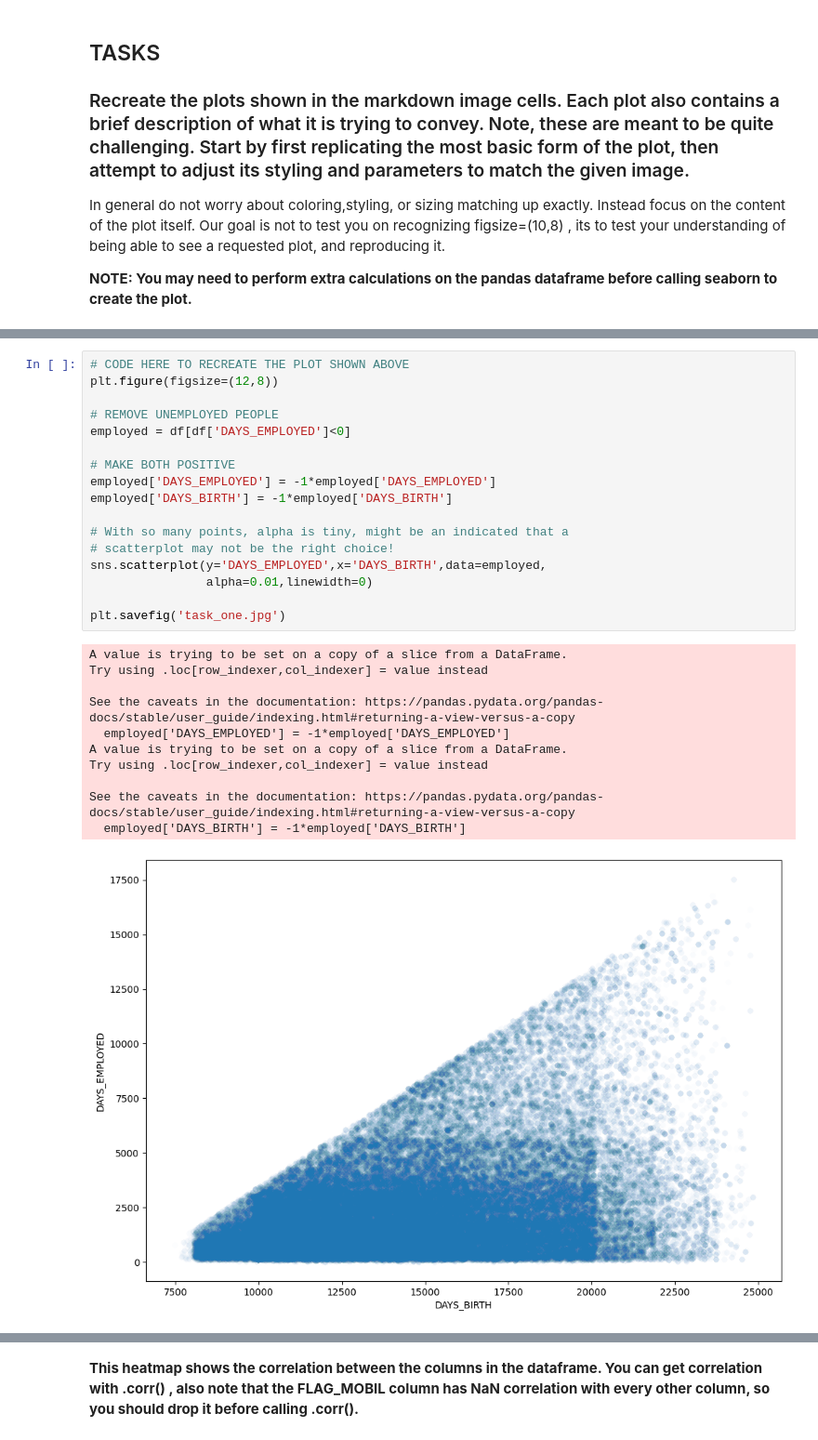
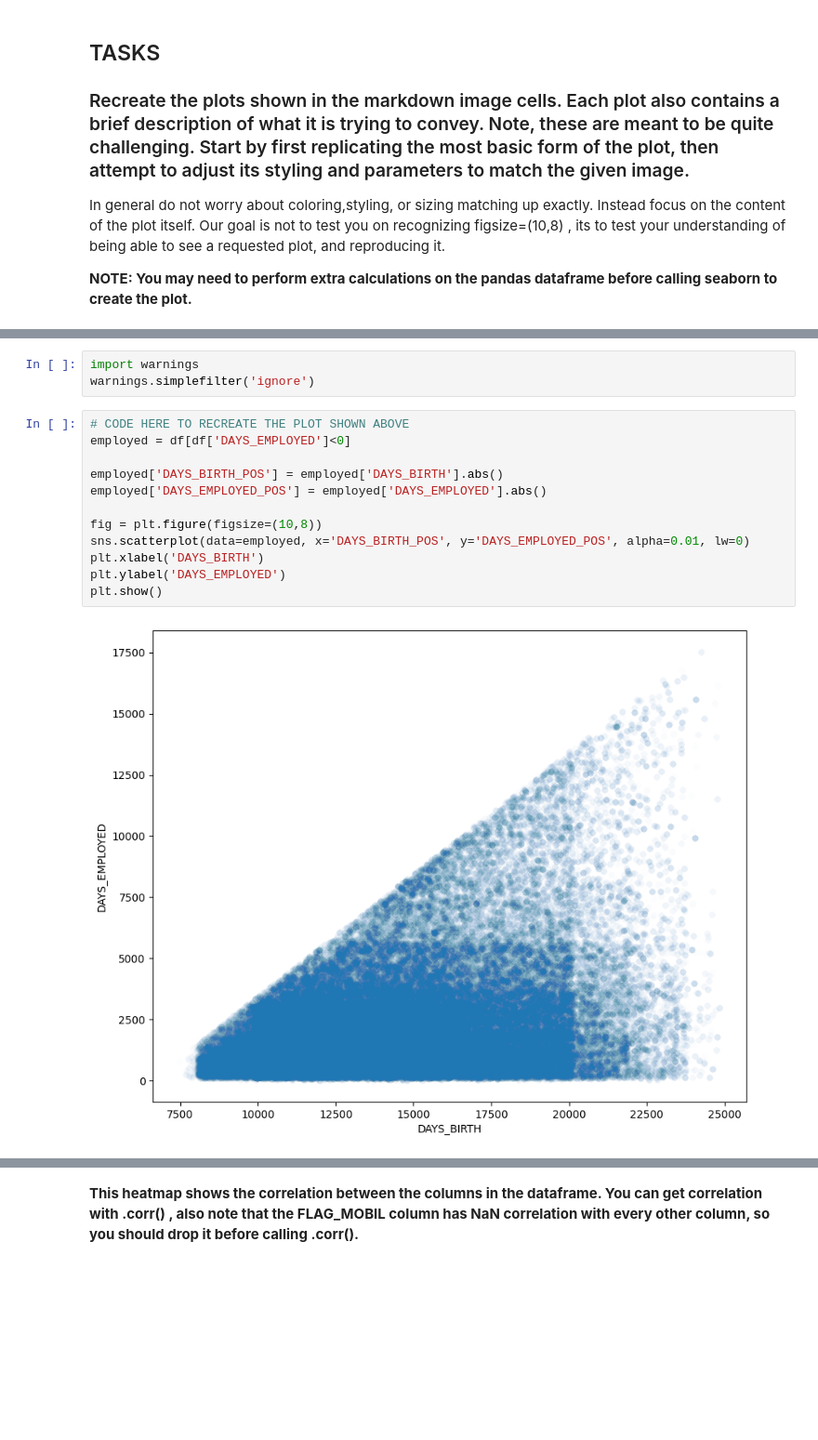
Before and after one commit to JisungWoo/UdemyCourse, a Jupyter notebook: 05-Seaborn/07-Seaborn-Exercise_practice.ipynb, the cells around one changed output, grey strips where cells are left out. Shown at 93% size. Saved outputs shown, nothing was run; the diff lists cells and outputs as text; blank space fills up the shorter version.

```diff
--- a/05-Seaborn/07-Seaborn-Exercise_practice.ipynb
+++ b/05-Seaborn/07-Seaborn-Exercise_practice.ipynb
@@ -181,35 +181,23 @@ In general do not worry about coloring,styling, or sizing matching up exactly. I
 **The scatterplot attempts to show the relationship between the days employed versus the age of the person (DAYS_BIRTH) for people who were not unemployed. Note, to reproduce this chart you must remove unemployed people from the dataset first. Also note the sign of the axis, they are both transformed to be positive. Finally, feel free to adjust the *alpha* and *linewidth* parameters in the scatterplot since there are so many points stacked on top of each other.**
 
 <img src="task_one.jpg">
-# %%
-# CODE HERE TO RECREATE THE PLOT SHOWN ABOVE
-plt.figure(figsize=(12,8))
-
-# REMOVE UNEMPLOYED PEOPLE
-employed = df[df['DAYS_EMPLOYED']<0]
-
-# MAKE BOTH POSITIVE
-employed['DAYS_EMPLOYED'] = -1*employed['DAYS_EMPLOYED']
-employed['DAYS_BIRTH'] = -1*employed['DAYS_BIRTH']
-
-# With so many points, alpha is tiny, might be an indicated that a
-# scatterplot may not be the right choice!
-sns.scatterplot(y='DAYS_EMPLOYED',x='DAYS_BIRTH',data=employed,
-                alpha=0.01,linewidth=0)
-
-plt.savefig('task_one.jpg')
-# %% [output]
-A value is trying to be set on a copy of a slice from a DataFrame.
-Try using .loc[row_indexer,col_indexer] = value instead
-
-See the caveats in the documentation: https://pandas.pydata.org/pandas-docs/stable/user_guide/indexing.html#returning-a-view-versus-a-copy
-  employed['DAYS_EMPLOYED'] = -1*employed['DAYS_EMPLOYED']
-A value is trying to be set on a copy of a slice from a DataFrame.
-Try using .loc[row_indexer,col_indexer] = value instead
-
-See the caveats in the documentation: https://pandas.pydata.org/pandas-docs/stable/user_guide/indexing.html#returning-a-view-versus-a-copy
-  employed['DAYS_BIRTH'] = -1*employed['DAYS_BIRTH']
-[figure, removed]
+# %%
+import warnings
+warnings.simplefilter('ignore')
+# %%
+# CODE HERE TO RECREATE THE PLOT SHOWN ABOVE
+employed = df[df['DAYS_EMPLOYED']<0]
+
+employed['DAYS_BIRTH_POS'] = employed['DAYS_BIRTH'].abs()
+employed['DAYS_EMPLOYED_POS'] = employed['DAYS_EMPLOYED'].abs()
+
+fig = plt.figure(figsize=(10,8))
+sns.scatterplot(data=employed, x='DAYS_BIRTH_POS', y='DAYS_EMPLOYED_POS', alpha=0.01, lw=0)
+plt.xlabel('DAYS_BIRTH')
+plt.ylabel('DAYS_EMPLOYED')
+plt.show()
+# %% [output]
+[figure, added]
 # %% [markdown]
 -----
 ### TASK: Recreate the Distribution Plot shown below:
```
Also changed, not shown: parts of 4 cells of this notebook.
